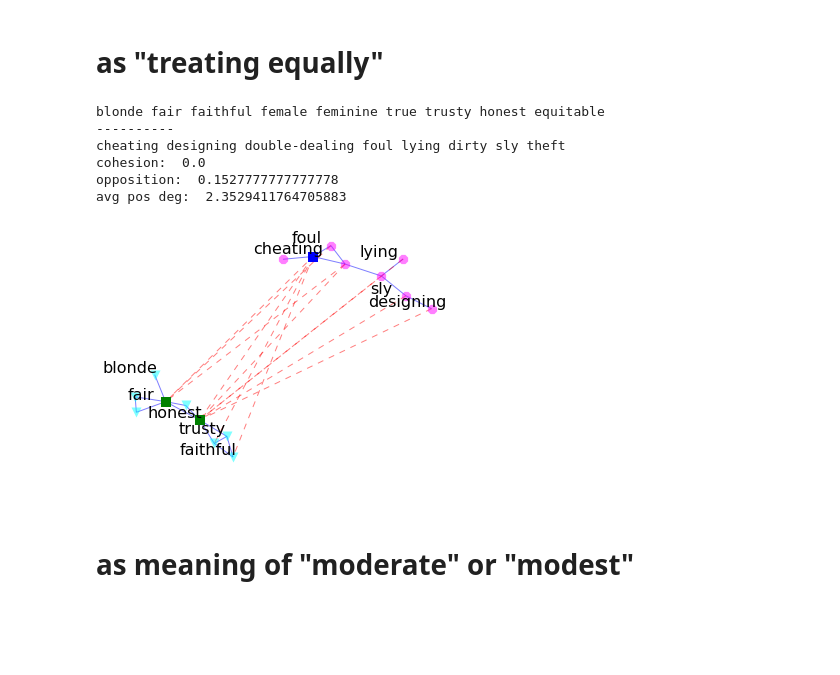
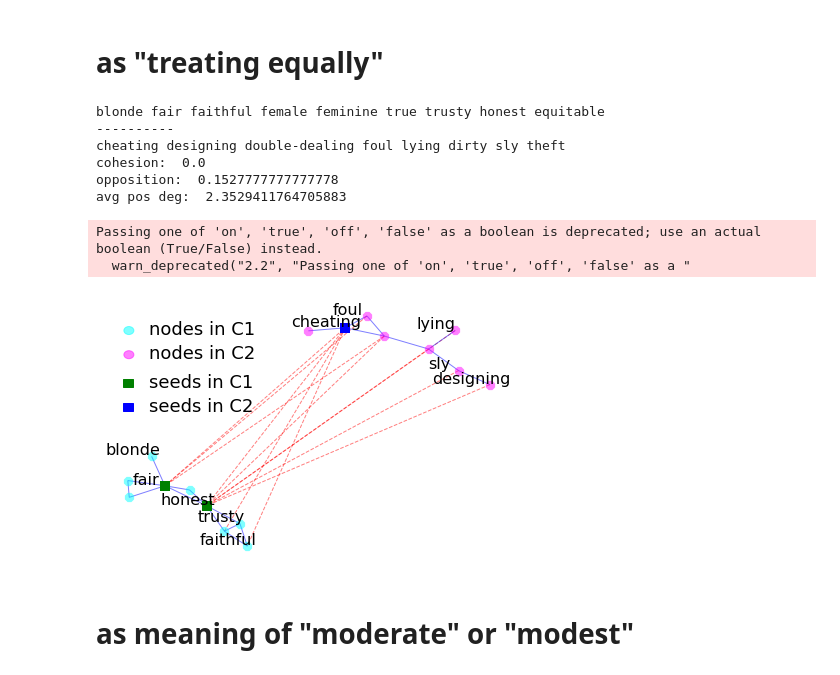
Before and after one commit to xiaohan2012/signed-local-community, a Jupyter notebook: case-study-overlapping-community.ipynb, the cells around one changed output. Saved outputs shown, nothing was run; the diff lists cells and outputs as text; code cells hidden in the pictures; blank space fills up the shorter version.

Commit message:
legend added

```diff
--- a/case-study-overlapping-community.ipynb
+++ b/case-study-overlapping-community.ipynb
@@ -119,28 +119,53 @@ def demo(seeds1, seeds2, C1_to_show=None, C2_to_show=None, n_labels_to_show=5, l
         label_y_offset=label_y_offset
     )
     return fig, ax
+# %%
+def add_legends(ax):
+    c1 = Circle((-0.8, 0.6), 0.025, color='cyan', alpha=0.5)
+    ax.add_artist(c1)
+    ax.text(-0.7, 0.58, "nodes in C1", fontsize=18)
+    c2 = Circle((-0.8, 0.45), 0.025, color='magenta', alpha=0.5)
+    ax.add_artist(c2)
+    ax.text(-0.7, 0.43, "nodes in C2", fontsize=18)
+
+    sq1 = Rectangle((-0.83, 0.25), 0.05, 0.05, color='green', alpha=1)
+    ax.add_artist(sq1)
+    ax.text(-0.7, 0.25, "seeds in C1", fontsize=18)
+
+    sq2 = Rectangle((-0.83, 0.1), 0.05, 0.05, color='blue', alpha=1)
+    ax.add_artist(sq2)
+    ax.text(-0.7, 0.1, "seeds in C2", fontsize=18)
 # %% [markdown]
 # as  "treating equally"
 # %%
+from matplotlib.patches import Circle, Wedge, Polygon, Rectangle
+from matplotlib.collections import PatchCollection
+
 random.seed(12345)
 np.random.seed(12345)
 fig, ax = demo(
     ['fair', 'honest'], ['cheating'],
-    label_x_offset=-0.15, label_y_offset=0.05,
+    label_x_offset=-0.095, label_y_offset=0.04,
     C1_to_show=[w2i[w] for w in ('blonde', 'trusty', 'faithful')],
     C2_to_show=[w2i[w] for w in ('designing', 'lying', 'sly', 'foul')]
 )
 
+
+add_legends(ax)
 fig.tight_layout()
+
+
 fig.savefig('figs/case-study-overlapping/fair-cheating.pdf')
 # %% [output]
 blonde fair faithful female feminine true trusty honest equitable
 ----------
 cheating designing double-dealing foul lying dirty sly theft
 cohesion:  0.0
 opposition:  0.1527777777777778
 avg pos deg:  2.3529411764705883
+Passing one of 'on', 'true', 'off', 'false' as a boolean is deprecated; use an actual boolean (True/False) instead.
+  warn_deprecated("2.2", "Passing one of 'on', 'true', 'off', 'false' as a "
-[figure, old version]
+[figure, new version]
 # %% [markdown]
 # as meaning of "moderate" or "modest"
 # %%
```
Also changed, not shown: parts of 2 cells of this notebook.
